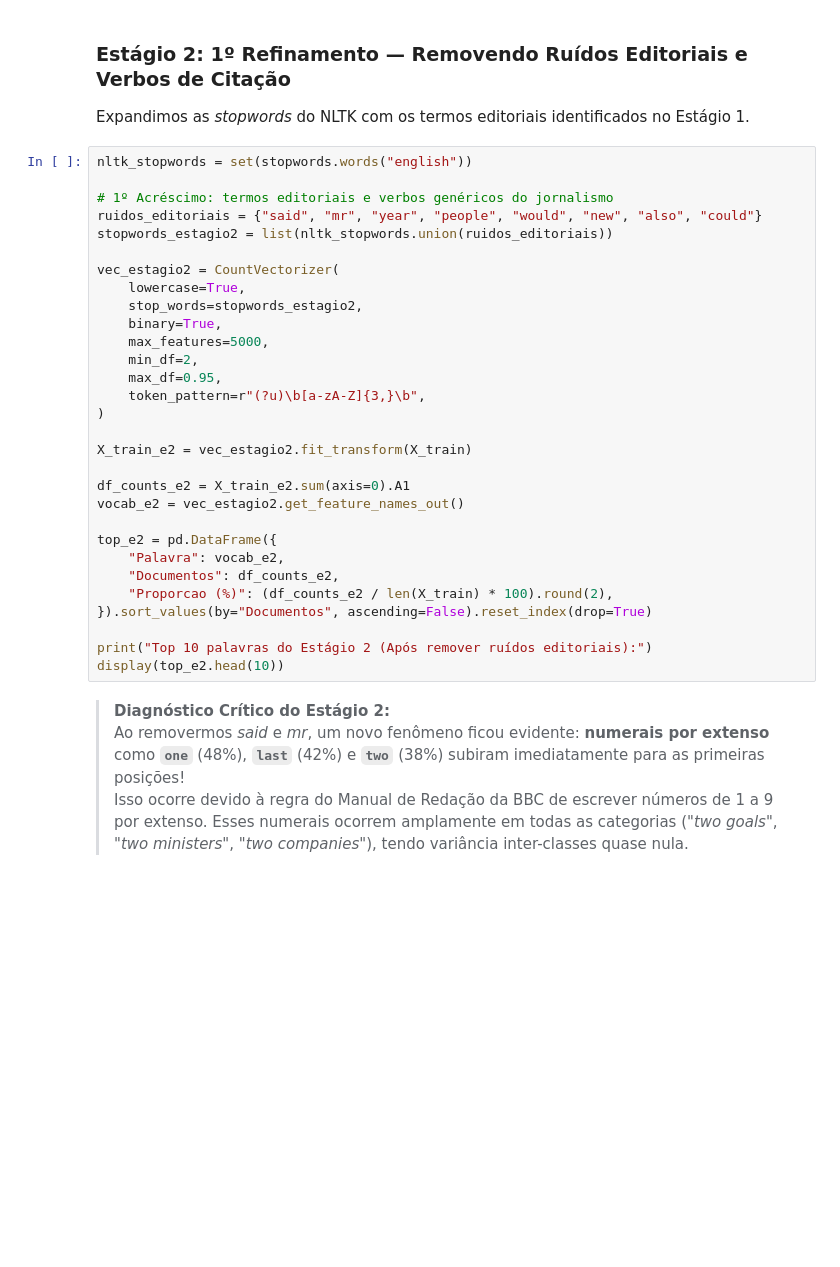
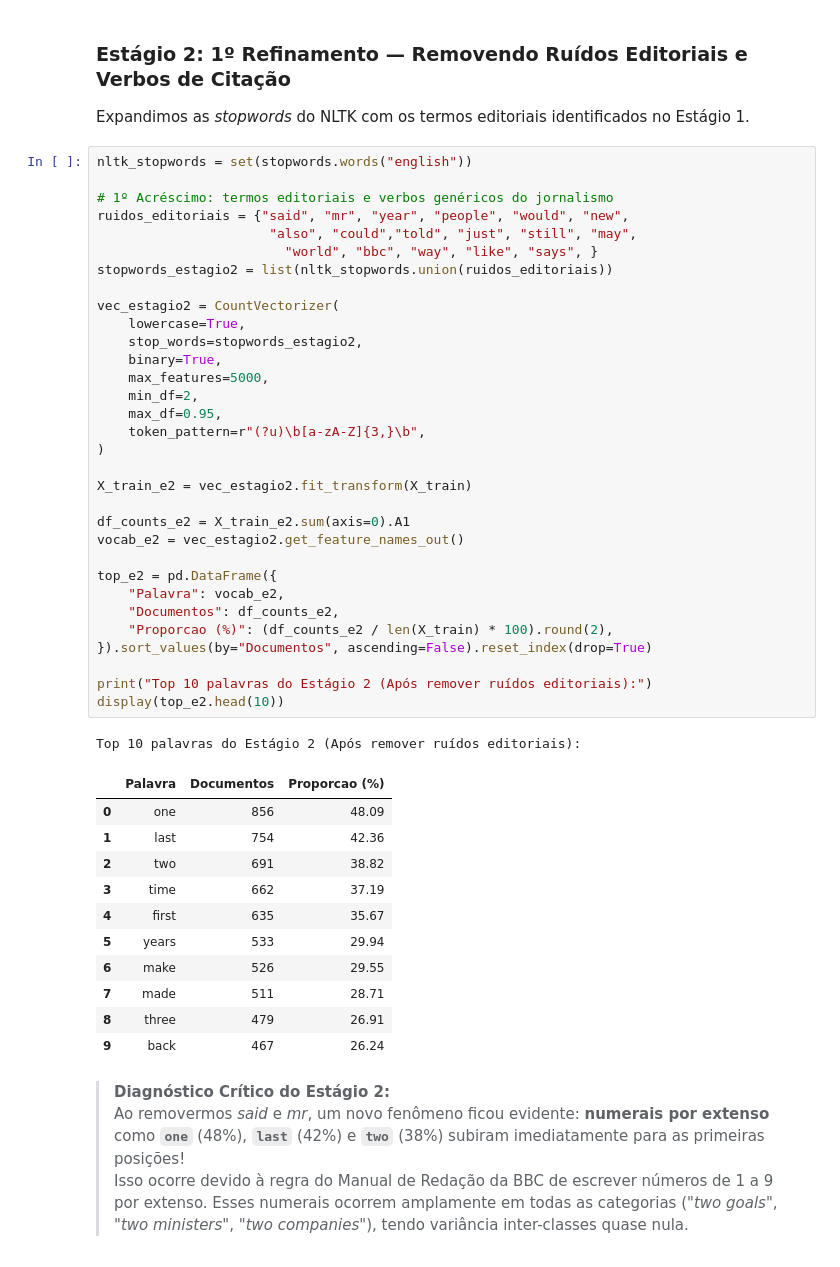
Before and after one commit to diegonhd/bayes-bbc-prediction, a Jupyter notebook: src/preprocessor.ipynb, the cells around one changed output. Cells and saved outputs as stored; diff of their text form; blank space fills up the shorter version.

```diff
--- a/src/preprocessor.ipynb
+++ b/src/preprocessor.ipynb
@@ -112,33 +150,48 @@ Expandimos as *stopwords* do NLTK com os termos editoriais identificados no Est
 # %%
 nltk_stopwords = set(stopwords.words("english"))
 
 # 1º Acréscimo: termos editoriais e verbos genéricos do jornalismo
-ruidos_editoriais = {"said", "mr", "year", "people", "would", "new", "also", "could"}
+ruidos_editoriais = {"said", "mr", "year", "people", "would", "new",
+                      "also", "could","told", "just", "still", "may",
+                        "world", "bbc", "way", "like", "says", }
 stopwords_estagio2 = list(nltk_stopwords.union(ruidos_editoriais))
 
 vec_estagio2 = CountVectorizer(
     lowercase=True,
     stop_words=stopwords_estagio2,
     binary=True,
     max_features=5000,
     min_df=2,
     max_df=0.95,
     token_pattern=r"(?u)\b[a-zA-Z]{3,}\b",
 )
 
 X_train_e2 = vec_estagio2.fit_transform(X_train)
 
 df_counts_e2 = X_train_e2.sum(axis=0).A1
 vocab_e2 = vec_estagio2.get_feature_names_out()
 
 top_e2 = pd.DataFrame({
     "Palavra": vocab_e2,
     "Documentos": df_counts_e2,
     "Proporcao (%)": (df_counts_e2 / len(X_train) * 100).round(2),
 }).sort_values(by="Documentos", ascending=False).reset_index(drop=True)
 
 print("Top 10 palavras do Estágio 2 (Após remover ruídos editoriais):")
 display(top_e2.head(10))
+# %% [output]
+Top 10 palavras do Estágio 2 (Após remover ruídos editoriais):
+|  | Palavra | Documentos | Proporcao (%) |
+| 0 | one | 856 | 48.09 |
+| 1 | last | 754 | 42.36 |
+| 2 | two | 691 | 38.82 |
+| 3 | time | 662 | 37.19 |
+| 4 | first | 635 | 35.67 |
+| 5 | years | 533 | 29.94 |
+| 6 | make | 526 | 29.55 |
+| 7 | made | 511 | 28.71 |
+| 8 | three | 479 | 26.91 |
+| 9 | back | 467 | 26.24 |
 # %% [markdown]
 > **Diagnóstico Crítico do Estágio 2:**
 > Ao removermos *said* e *mr*, um novo fenômeno ficou evidente: **numerais por extenso** como **`one`** (48%), **`last`** (42%) e **`two`** (38%) subiram imediatamente para as primeiras posições!
```
Also changed, not shown: parts of 12 cells of this notebook, 17 other files.
